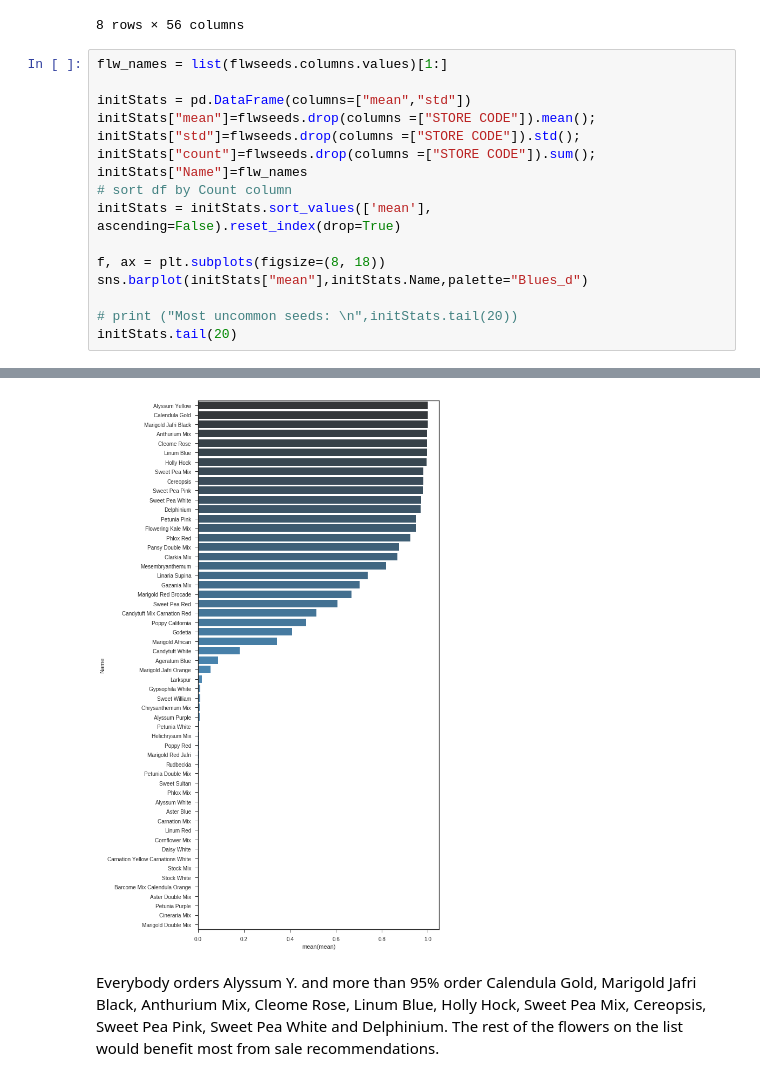
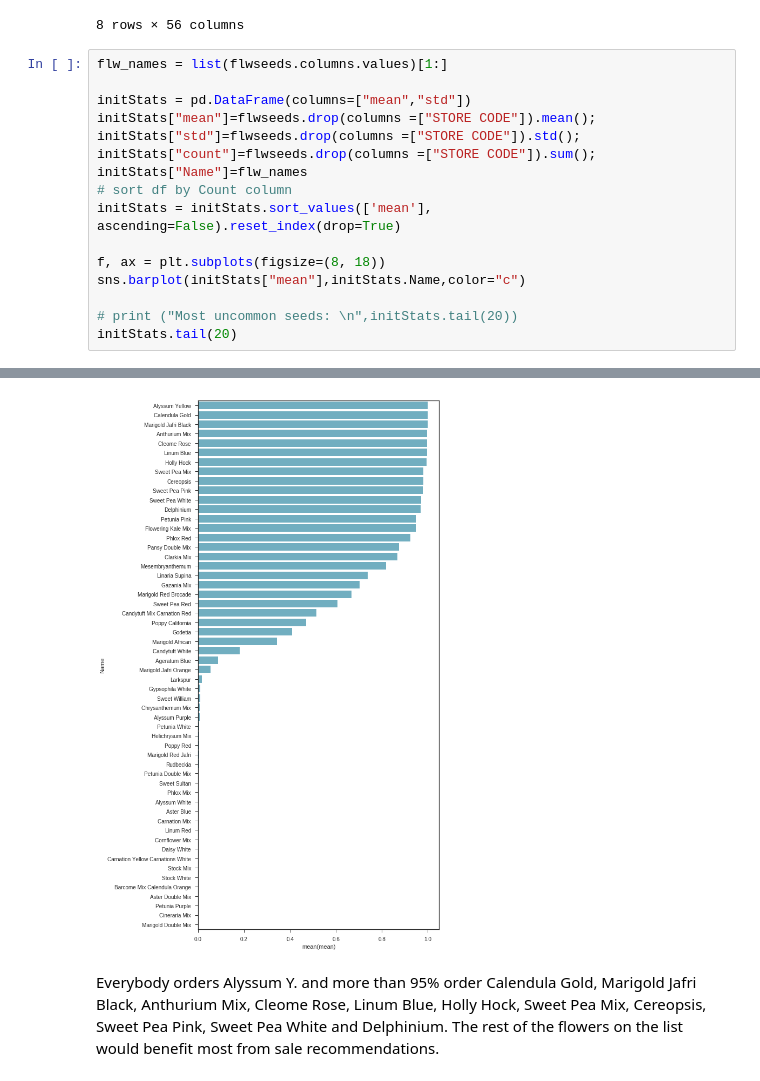
Before and after one commit to juggernautTress/Edelweiss, a Jupyter notebook: Analysis.ipynb, the cells around one changed output, grey strips where cells are left out. Drawn from its saved outputs; the diff is of its cells as text.

```diff
--- a/Analysis.ipynb
+++ b/Analysis.ipynb
@@ -122,35 +130,35 @@ flw_names = list(flwseeds.columns.values)[1:]
 initStats = pd.DataFrame(columns=["mean","std"])
 initStats["mean"]=flwseeds.drop(columns =["STORE CODE"]).mean();
 initStats["std"]=flwseeds.drop(columns =["STORE CODE"]).std();
 initStats["count"]=flwseeds.drop(columns =["STORE CODE"]).sum();
 initStats["Name"]=flw_names
 # sort df by Count column
 initStats = initStats.sort_values(['mean'], ascending=False).reset_index(drop=True)
 
 f, ax = plt.subplots(figsize=(8, 18))
-sns.barplot(initStats["mean"],initStats.Name,palette="Blues_d")
+sns.barplot(initStats["mean"],initStats.Name,color="c")
 
 # print ("Most uncommon seeds: \n",initStats.tail(20))
 initStats.tail(20)
 # %% [output]
 |  | mean | std | count | Name |
 | 36 | 0.003748 | 0.061122 | 6 | Poppy Red |
 | 37 | 0.003748 | 0.061122 | 6 | Marigold Red Jafri |
 | 38 | 0.003748 | 0.061122 | 6 | Rudbeckia |
 | 39 | 0.003123 | 0.055814 | 5 | Petunia Double Mix |
 | 40 | 0.002498 | 0.049937 | 4 | Sweet Sultan |
 | 41 | 0.002498 | 0.049937 | 4 | Phlox Mix |
 | 42 | 0.001874 | 0.043261 | 3 | Alyssum White |
 | 43 | 0.001874 | 0.043261 | 3 | Aster Blue |
 | 44 | 0.001874 | 0.043261 | 3 | Carnation Mix |
 | 45 | 0.001874 | 0.043261 | 3 | Linum Red |
 | ... | ... | ... | ... | ... |
 | 51 | 0.000625 | 0.024992 | 1 | Barcome Mix Calendula Orange |
 | 52 | 0.000625 | 0.024992 | 1 | Aster Double Mix |
 | 53 | 0.000625 | 0.024992 | 1 | Petunia Purple |
 | 54 | 0.000625 | 0.024992 | 1 | Cineraria Mix |
 | 55 | 0.000625 | 0.024992 | 1 | Marigold Double Mix |
-[figure, old version]
+[figure, new version]
 # %% [markdown]
 Everybody orders Alyssum Y. and more than 95% order Calendula Gold, Marigold Jafri Black, Anthurium Mix, Cleome Rose, Linum Blue, Holly Hock, Sweet Pea Mix, Cereopsis, Sweet Pea Pink, Sweet Pea White and Delphinium. The rest of the flowers on the list would benefit most from sale recommendations.
 # %% [markdown]
```
Also changed, not shown: parts of 7 cells of this notebook.
